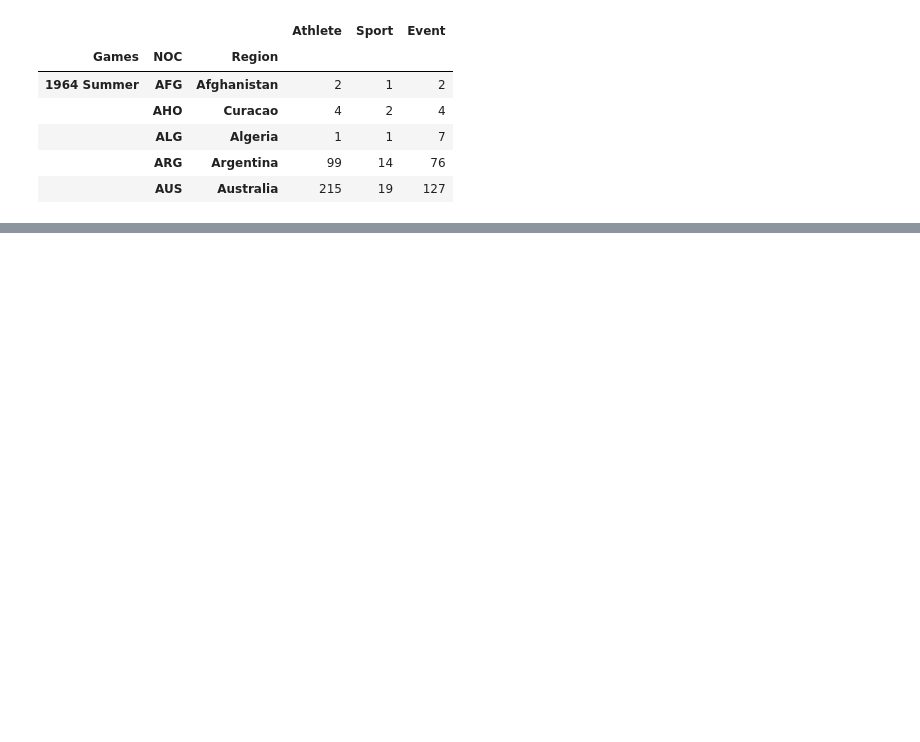
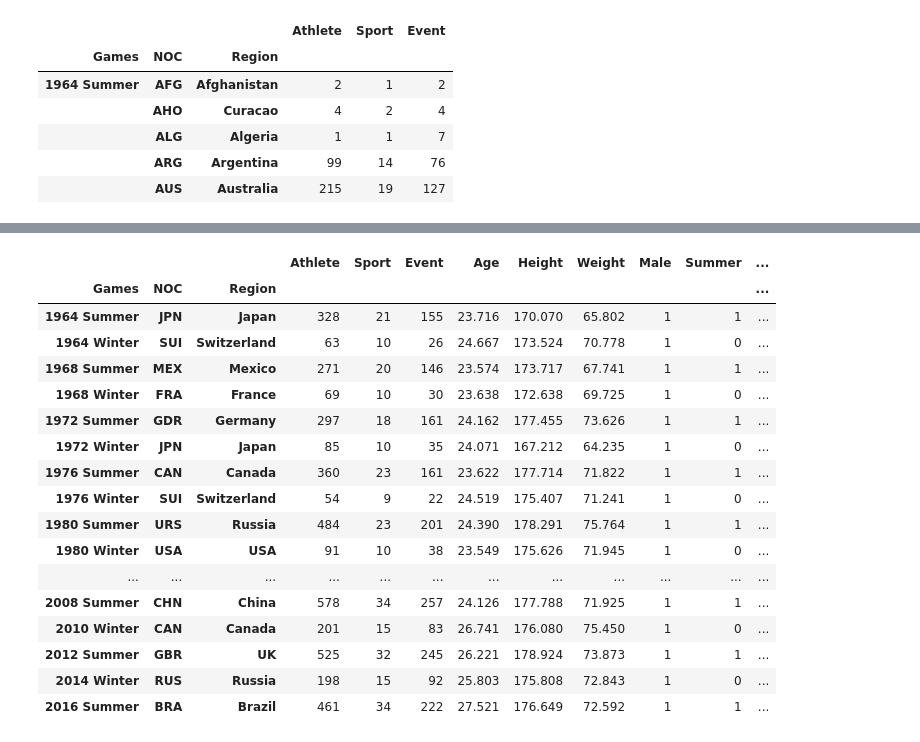
Before and after one commit to Owen-Doc/Olympic_Medal_Predictor, a Jupyter notebook: Preprocessing_Olympic_Features.ipynb, the cells around one changed output, grey strips where cells are left out. Saved outputs shown, nothing was run; the diff lists cells and outputs as text; code cells hidden in the pictures; blank space fills up the shorter version.

```diff
--- a/Preprocessing_Olympic_Features.ipynb
+++ b/Preprocessing_Olympic_Features.ipynb
@@ -135,5 +179,9 @@ games.head()
 # %%
-# Home Field Advantage and Season by Games and Country
-binary = pd.DataFrame(df.groupby(['Games', 'NOC', 'Region'])['Summer', 'Home_Field Adv']).mean()
+# Home Field Advantage, Season, by Games and Country
+##binary = pd.DataFrame(df.groupby(['Games', 'NOC', 'Region'])['Summer', 'Home_Field Adv']).mean()
+##games = games.merge(binary, left_index=True, right_index=True)
+##games.head()
+
+binary = pd.DataFrame(df.groupby(['Games', 'NOC', 'Region'])['Summer', 'Home_Field Adv'].mean())
 games = games.merge(binary, left_index=True, right_index=True)
 games.head()
@@ -140,2 +196,23 @@ games.head()
+# %%
+games[(games['Home_Field Adv'] == 1)]
+# %% [output]
+|  |  |  | Athlete | Sport | Event | Age | Height | Weight | Male | Summer | ... |
+| Games | NOC | Region |  |  |  |  |  |  |  |  | ... |
+| 1964 Summer | JPN | Japan | 328 | 21 | 155 | 23.716 | 170.070 | 65.802 | 1 | 1 | ... |
+| 1964 Winter | SUI | Switzerland | 63 | 10 | 26 | 24.667 | 173.524 | 70.778 | 1 | 0 | ... |
+| 1968 Summer | MEX | Mexico | 271 | 20 | 146 | 23.574 | 173.717 | 67.741 | 1 | 1 | ... |
+| 1968 Winter | FRA | France | 69 | 10 | 30 | 23.638 | 172.638 | 69.725 | 1 | 0 | ... |
+| 1972 Summer | GDR | Germany | 297 | 18 | 161 | 24.162 | 177.455 | 73.626 | 1 | 1 | ... |
+| 1972 Winter | JPN | Japan | 85 | 10 | 35 | 24.071 | 167.212 | 64.235 | 1 | 0 | ... |
+| 1976 Summer | CAN | Canada | 360 | 23 | 161 | 23.622 | 177.714 | 71.822 | 1 | 1 | ... |
+| 1976 Winter | SUI | Switzerland | 54 | 9 | 22 | 24.519 | 175.407 | 71.241 | 1 | 0 | ... |
+| 1980 Summer | URS | Russia | 484 | 23 | 201 | 24.390 | 178.291 | 75.764 | 1 | 1 | ... |
+| 1980 Winter | USA | USA | 91 | 10 | 38 | 23.549 | 175.626 | 71.945 | 1 | 0 | ... |
+| ... | ... | ... | ... | ... | ... | ... | ... | ... | ... | ... | ... |
+| 2008 Summer | CHN | China | 578 | 34 | 257 | 24.126 | 177.788 | 71.925 | 1 | 1 | ... |
+| 2010 Winter | CAN | Canada | 201 | 15 | 83 | 26.741 | 176.080 | 75.450 | 1 | 0 | ... |
+| 2012 Summer | GBR | UK | 525 | 32 | 245 | 26.221 | 178.924 | 73.873 | 1 | 1 | ... |
+| 2014 Winter | RUS | Russia | 198 | 15 | 92 | 25.803 | 175.808 | 72.843 | 1 | 0 | ... |
+| 2016 Summer | BRA | Brazil | 461 | 34 | 222 | 27.521 | 176.649 | 72.592 | 1 | 1 | ... |
 # %%
 # Medal Type by Games and Nation
```
Also changed, not shown: parts of 13 cells of this notebook.
